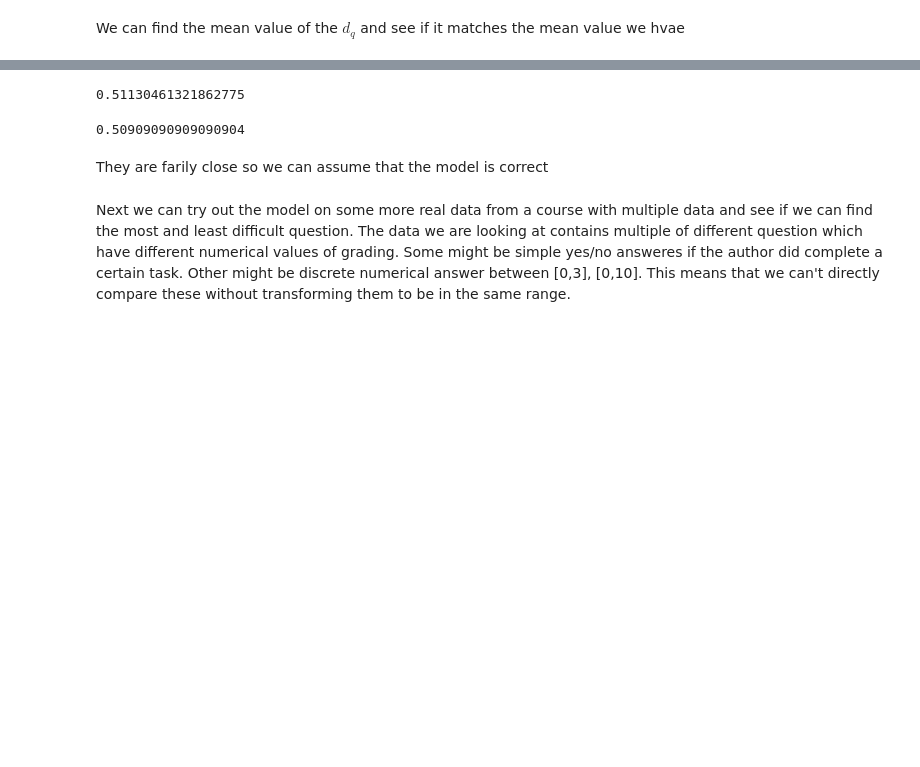
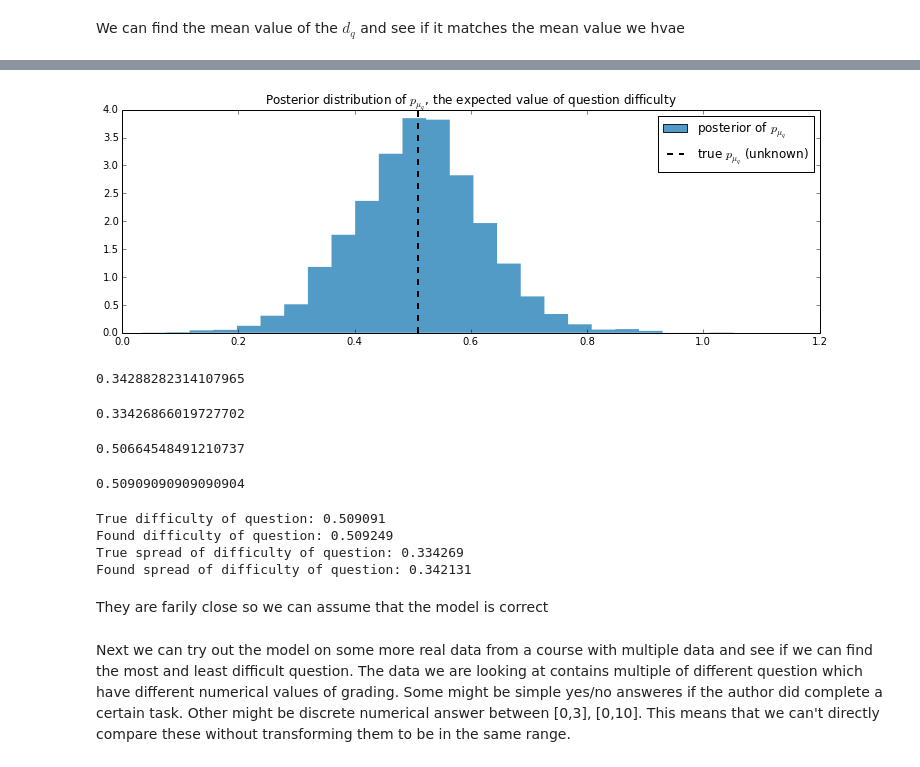
Before and after one commit to TomMalow/pymcmodels, a Jupyter notebook: Difficulty of questions.ipynb, the cells around one changed output, grey strips where cells are left out. Saved outputs shown, nothing was run; the diff lists cells and outputs as text; code cells hidden in the pictures; blank space fills up the shorter version.

```diff
--- a/Difficulty of questions.ipynb
+++ b/Difficulty of questions.ipynb
@@ -83,11 +100,43 @@ We can find the mean value of the $d_q$ and see if it matches the mean value we
+# %%
+figsize(12.5, 4)
+plt.title(r'Posterior distribution of $p_{d_q}$, the expected value of question difficulty')
+mu_true = peergrade_value.mean()
+plt.vlines(mu_true, 0, 4.0, linestyle="--", linewidth=2, label=r'true $p_{d_q}$ (unknown)')
+plt.hist(mcmc.trace("mu")[:], bins=25, histtype="stepfilled", normed=True,color="#348ABD",
+         alpha=0.85,edgecolor = "none",label=r'posterior of $p_{d_q}$')
+plt.legend()
+plt.show()
+# %% [output]
+[figure, added]
+# %%
+np.sqrt(1.0 / np.mean(mcmc.trace("tau")[5000:]))
+# %% [output]
+0.34288282314107965
+# %%
+peergrade_value.std()
+# %% [output]
+0.33426866019727702
 # %%
-np.mean(p_trace)
+np.mean(mcmc.trace("mu")[:])
 # %% [output]
-0.51130461321862775
+0.50664548491210737
 # %%
 peergrade_value.mean()
 # %% [output]
 0.50909090909090904
+# %%
+d_q_val = np.mean(mcmc.trace('mu')[:])
+tau_d_val = np.sqrt(1.0 / np.mean(mcmc.trace('tau')[:]))
+
+print "True difficulty of question: %f " % np.mean(peergrade_value)
+print "Found difficulty of question: %f " % d_q_val
+print "True spread of difficulty of question: %f " % np.std(peergrade_value)
+print "Found spread of difficulty of question: %f " % tau_d_val
+# %% [output]
+True difficulty of question: 0.509091
+Found difficulty of question: 0.509249
+True spread of difficulty of question: 0.334269
+Found spread of difficulty of question: 0.342131
 # %% [markdown]
 They are farily close so we can assume that the model is correct
 # %% [markdown]
```
Also changed, not shown: parts of 11 cells of this notebook, 2 other files.
